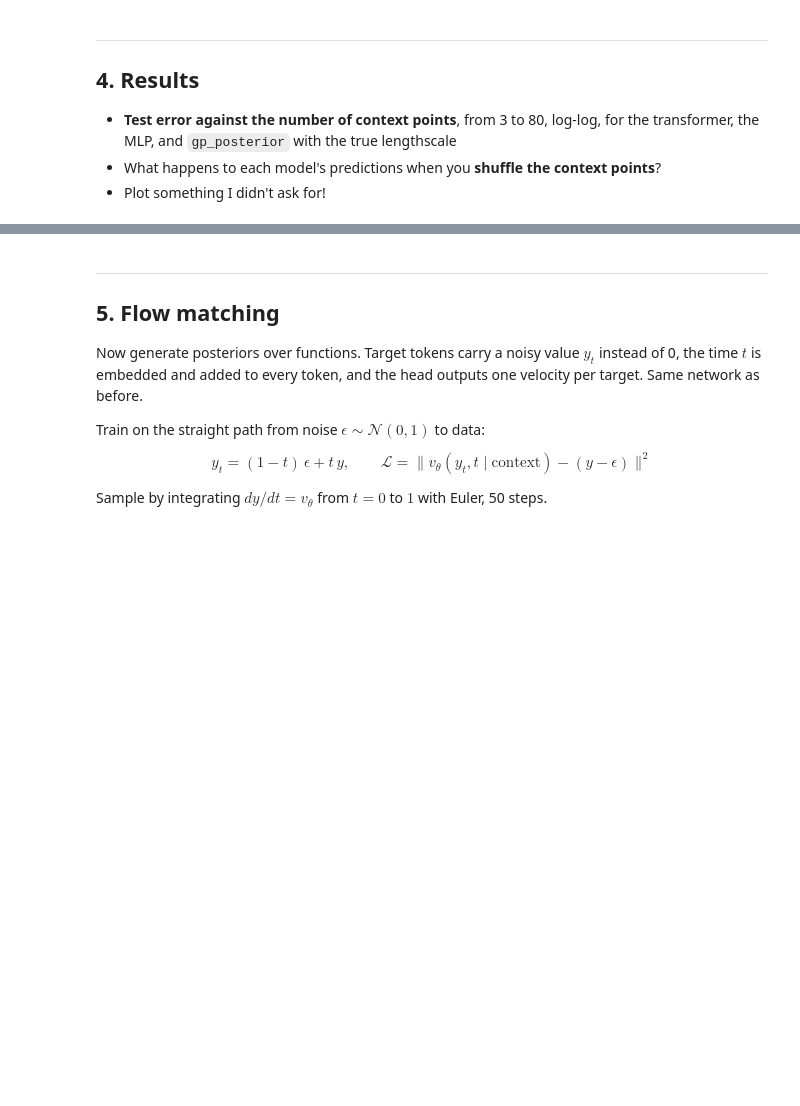
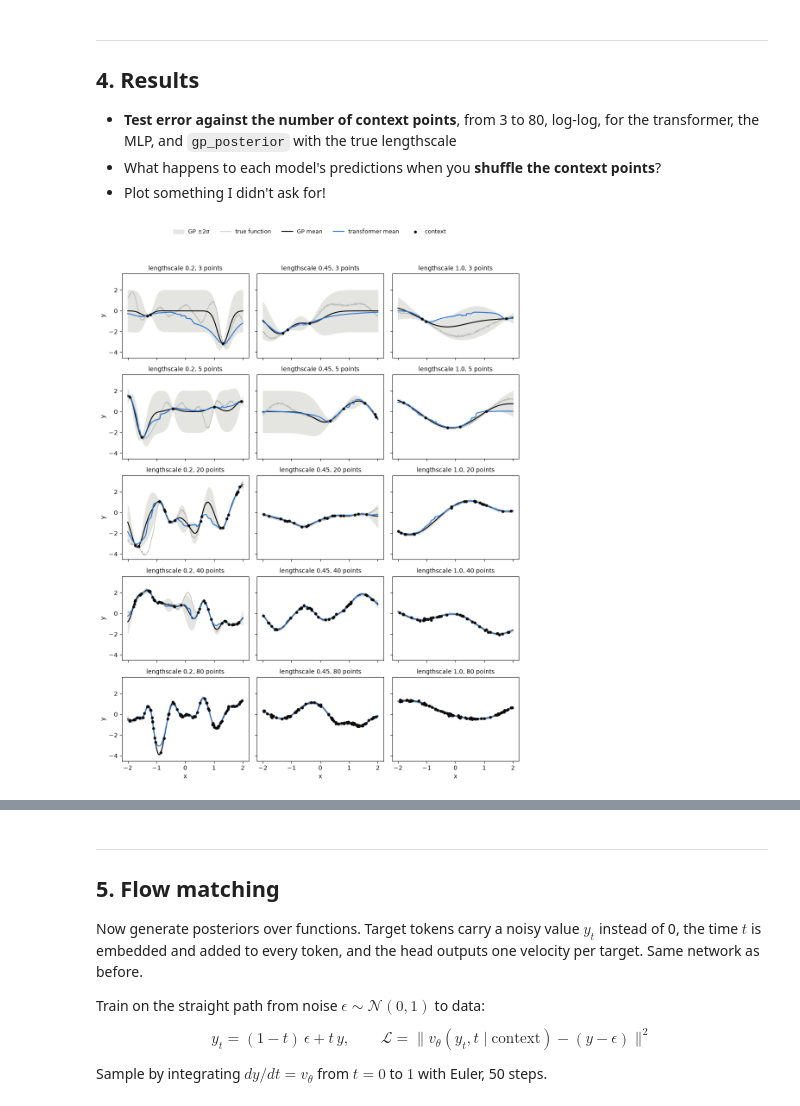
Before and after one commit to kostadubovskiy/ML4Scientists, a Jupyter notebook: 2-transformers-from-scratch.ipynb, the cells around one changed output, grey strips where cells are left out. Saved outputs shown, nothing was run; the diff lists cells and outputs as text; code cells hidden in the pictures; blank space fills up the shorter version.

```diff
--- a/2-transformers-from-scratch.ipynb
+++ b/2-transformers-from-scratch.ipynb
@@ -103,0 +634,8 @@ The number of context points changes the shapes, so `jax.jit` recompiles once pe
+# %%
+model = Transformer()
+params = model.rand_init(jax.random.key(0))
+params, losses = train(model, params, Adam(lr=1e-3), n_steps=5000)
+
+for n_ctx in [3, 5, 10, 20, 30]:
+    m, g = eval_mse(model, params, n_ctx)
+    print(f"n_ctx {n_ctx:2d}   transformer {m:.4f}   GP {g:.4f}")
@@ -109,0 +744,10 @@ Give an MLP the same job: flatten the context, zero-padded up to 30 points with
+# %%
+mlp = MLPBaseline()
+mlp_params = mlp.rand_init(jax.random.key(0))
+print("params: transformer", n_params(params), "  MLP", n_params(mlp_params))
+mlp_params, mlp_losses = train(mlp, mlp_params, Adam(lr=1e-3), n_steps=20000, log_every=2500)
+
+for n_ctx in [3, 5, 10, 20, 30]:
+    t, g = eval_mse(model, params, n_ctx)
+    m, _ = eval_mse(mlp, mlp_params, n_ctx)
+    print(f"n_ctx {n_ctx:2d}   transformer {t:.4f}   MLP {m:.4f}   GP {g:.4f}")
@@ -115,3 +775,51 @@ Give an MLP the same job: flatten the context, zero-padded up to 30 points with
   and `gp_posterior` with the true lengthscale
 - What happens to each model's predictions when you **shuffle the context points**?
 - Plot something I didn't ask for!
+# %%
+# NOTE: Plots made with lots of Claude's lovely help.
+
+def plot_predictions(model, params, n_ctxs=(3, 5, 20, 40, 80), ells=(0.2, 0.45, 1.0), seed=1, name=""):
+    """
+        One random function per panel. Rows: number of context points. Columns: lengthscale.
+        Transformer: mean (blue line) and mean ± 2σ (blue dashes), σ = exp(logvar / 2).
+        Exact GP with the true lengthscale: mean (black line) and ± 2σ (grey band), the best possible answer.
+    """
+    BLUE = "#2a78d6"
+    grid = jnp.linspace(-X_MAX, X_MAX, 400)
+    keys = jax.random.split(jax.random.key(seed), len(n_ctxs) * len(ells))
+    fig, axes = plt.subplots(len(n_ctxs), len(ells), figsize=(10, 2.6 * len(n_ctxs)),
+                             sharex=True, sharey=True, squeeze=False)
+
+    for r, n_ctx in enumerate(n_ctxs):
+        for c, ell_ in enumerate(ells):
+            ax = axes[r, c]
+            xc, yc, _, yt, _ = sample_tasks(keys[r * len(ells) + c], 1, n_ctx=n_ctx, ell=ell_, x_tgt=grid)
+
+            gp_mean, gp_cov = gp_posterior(xc, yc, grid[None], ell_)
+            gp_std = jnp.sqrt(jnp.diagonal(gp_cov[0]))
+            mean, logvar = model.forward(params, xc, yc, grid[None])
+            std = jnp.exp(0.5 * logvar[0])
+
+            g, gm, gs, m, s = (np.array(a) for a in (grid, gp_mean[0], gp_std, mean[0], std))
+            ax.fill_between(g, gm - 2 * gs, gm + 2 * gs, color="#e4e4e0", label="GP ±2σ")
+            ax.plot(g, np.array(yt[0]), color="#b8b8b4", lw=1, label="true function")
+            ax.plot(g, gm, color="#0b0b0b", lw=1.6, label="GP mean")
+            ax.plot(g, m, color=BLUE, lw=1.6, label=f"{name} mean")
+            # ax.plot(g, m + 2 * s, color=BLUE, lw=1, ls="--", label=f"{name} ±2σ")
+            # ax.plot(g, m - 2 * s, color=BLUE, lw=1, ls="--")
+            ax.scatter(np.array(xc[0]), np.array(yc[0]), s=14, color="#0b0b0b", zorder=3, label="context")
+            ax.set_title(f"lengthscale {ell_}, {n_ctx} points", fontsize=10)
+
+    for ax in axes[-1]:
+        ax.set_xlabel("x")
+    for ax in axes[:, 0]:
+        ax.set_ylabel("y")
+    handles, labels = axes[0, 0].get_legend_handles_labels()
+    fig.legend(handles, labels, loc="upper center", ncol=len(labels), frameon=False, fontsize=9)
+    plt.tight_layout(rect=(0, 0, 1, 0.94))
+    plt.show()
+
+
+plot_predictions(model, params, name="transformer")
+# %% [output]
+[figure, added]
```
Also changed, not shown: parts of 10 cells of this notebook.
